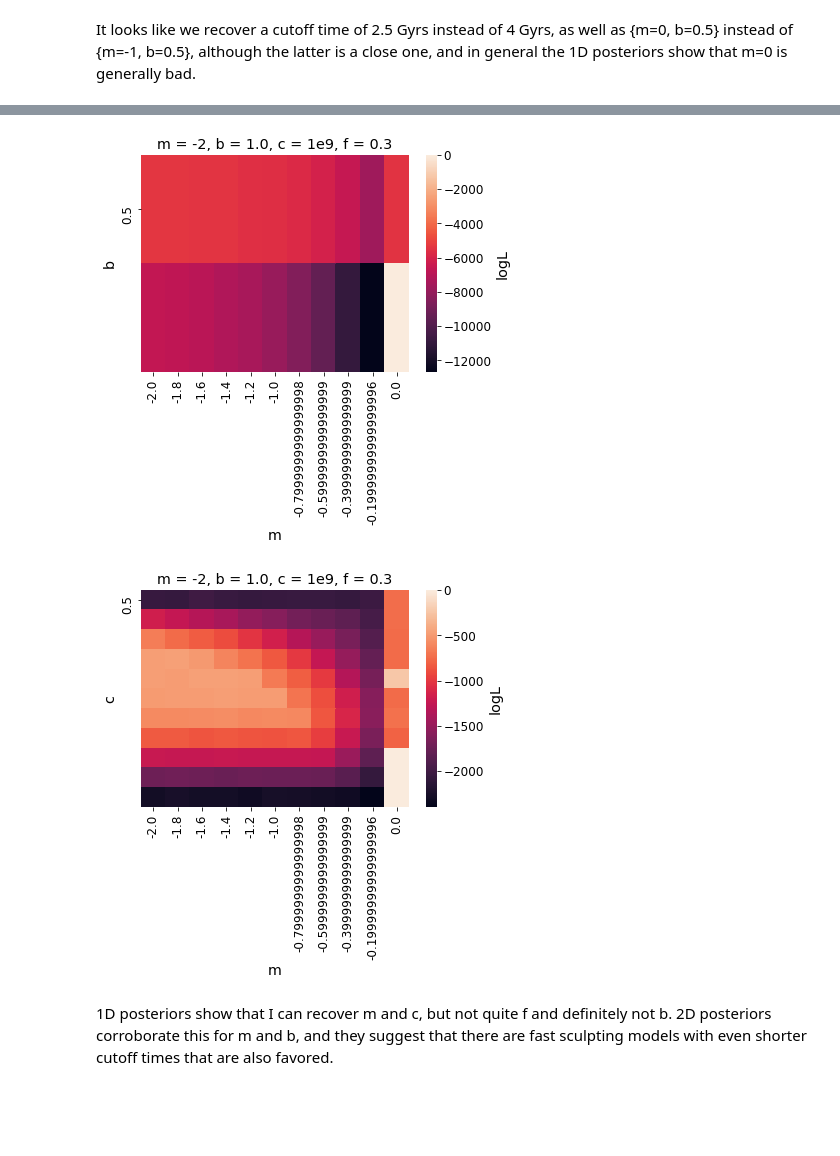
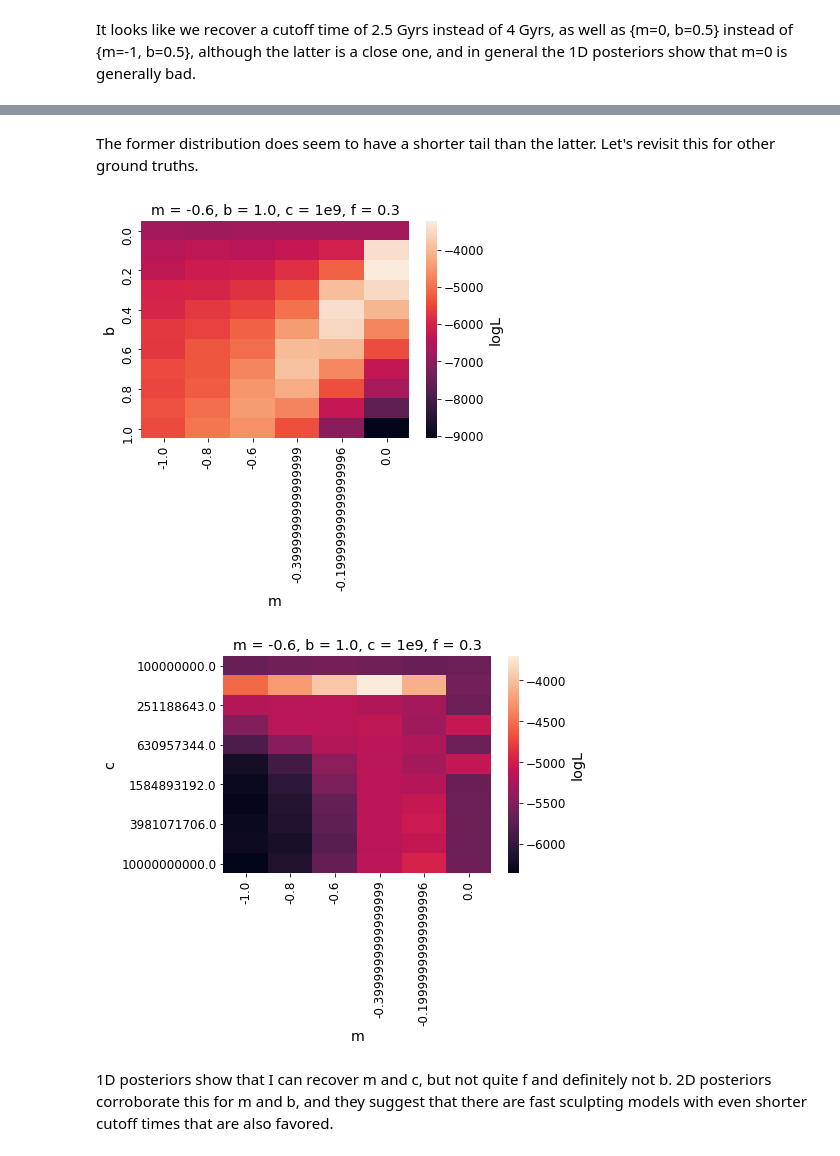
Before and after one commit to exoclam/mastrangelo, a Jupyter notebook: notebooks/injection-recovery.ipynb, the cells around one changed output, grey strips where cells are left out. Drawn from its saved outputs; the diff is of its cells as text; code cells hidden in the pictures; blank space fills up the shorter version.

```diff
--- a/notebooks/injection-recovery.ipynb
+++ b/notebooks/injection-recovery.ipynb
@@ -194,13 +261,12 @@ Identify best and good models
 # %%
-best_logL = max(model_logLs.loc[model_logLs.logL < 0.].logL)
-print("Best model: ", model_logLs.loc[(model_logLs.logL >= best_logL) & (model_logLs.logL < 0.)])
+best_logL = max(model_logLs.loc[model_logLs.injection_logL < 0.].injection_logL)
+print("Best model: ", model_logLs.loc[(model_logLs.injection_logL >= best_logL) & (model_logLs.injection_logL < 0.)])
 
 ground_truth = model_logLs.loc[(model_logLs.m == -1) & (model_logLs.b == 0.5) & (np.round(model_logLs.c, -9) == 4e9) & (np.round(model_logLs.f,1) == 0.3)]
-print("Ground truth: ",
-      ground_truth.logL)
-delta_logL = best_logL - model_logLs.loc[(model_logLs.m == -1) & (model_logLs.b == 0.5) & (np.round(model_logLs.c, -9) == 4e9) & (np.round(model_logLs.f,1) == 0.3)].logL.to_list()[0]
+print("Ground truth: ", ground_truth.injection_logL)
+delta_logL = best_logL - model_logLs.loc[(model_logLs.m == -1) & (model_logLs.b == 0.5) & (np.round(model_logLs.c, -9) == 4e9) & (np.round(model_logLs.f,1) == 0.3)].injection_logL.to_list()[0]
 
-good_models = model_logLs.loc[np.abs(model_logLs.logL - best_logL) < delta_logL]
+good_models = model_logLs.loc[np.abs(model_logLs.injection_logL - best_logL) <= delta_logL]
 print("Some models between best model and ground truth: ")
 print(good_models.head())
 # %% [output]
@@ -315,7 +438,7 @@ f, ((ax1, ax2), (ax3, ax4)) = plt.subplots(2, 2, figsize=(10, 10))
 
 # marginalize in 1D
 marginalized_logLs = []
-for gi_m in range(11):
+for gi_m in range(6):
 
     cube = prior_grid_logslope(cube, ndim, nparams, gi_m, gi_b, gi_c)
 
@@ -330,8 +453,7 @@ ax1.set_ylabel("log likelihood")
 ax1.set_xlabel("sculpting speed [dex]")
 
 marginalized_logLs = []
-for gi_b in range(2):
-    gi_b = gi_b + 1
+for gi_b in range(11):
 
     cube = prior_grid_logslope(cube, ndim, nparams, gi_m, gi_b, gi_c)
 
@@ -430,2 +569,3 @@ It looks like we recover a cutoff time of 2.5 Gyrs instead of 4 Gyrs, as well as
 # %%
-tm_fiducial = truth.loc[(truth.ms == -2) & (truth.bs == 1.) & (np.round(truth.cs, -8) == 1e9) & (np.round(truth.fs,1) == 0.3)].transit_multiplicities
+tm_fiducial = truth.loc[(truth.ms == -0.6) & (truth.bs == 1.) & (np.round(truth.cs, -8) == 1e9) & (np.round(truth.fs,1) == 0.3)].transit_multiplicities
+tm_fiducial
@@ -462,6 +591,6 @@ plt.show()
 # %%
 cube = [0,0,0]
-fs = np.round(np.linspace(0.1, 1.), 1)
+fs = np.round(np.linspace(0.1, 1., 10), 1)
 ndim = 3
 nparams = 3
 
@@ -470,11 +599,11 @@ bs = []
 cs = []
 fs_for_df = []
 all_logLs = []
+all_transit_multiplicities = []
 
-for gi_m in range(11):
+for gi_m in range(6):
 
-    for gi_b in range(2):
-        gi_b = gi_b + 1
+    for gi_b in range(11):
 
         for gi_c in range(11):
             cube = prior_grid_logslope(cube, ndim, nparams, gi_m, gi_b, gi_c)
@@ -496,14 +625,18 @@ for gi_m in range(11):
                         logL = better_loglike(tm_recovery[i], np.sum(tm_fiducial))
                         logLs.append(logL)
 
-                    # get best logL for each model
+                    # keep best logL for each model
                     best_logL = np.max(logLs)
+                    best_arg = np.argmax(logLs)
+                    all_logLs.append(best_logL)
+                    # append transit multiplicity of the best sample for that model
+                    all_transit_multiplicities.append(tm_recovery[best_arg])
 
-                    all_logLs.append(best_logL)
                 except:
                     all_logLs.append(0.)
 
-model_logLs = pd.DataFrame({'m': ms, 'b': bs, 'c': cs, 'f': fs_for_df, 'logL': all_logLs})
+model_logLs = pd.DataFrame({'m': ms, 'b': bs, 'c': cs, 'f': fs_for_df,
+                            'tm': all_transit_multiplicities, 'logL': all_logLs})
 # %%
 f, ((ax1, ax2), (ax3, ax4)) = plt.subplots(2, 2, figsize=(10, 10))
 
@@ -572,3 +742,5 @@ plt.show()
+# %% [markdown]
+The former distribution does seem to have a shorter tail than the latter. Let's revisit this for other ground truths.
 # %%
 piv = model_logLs.groupby(['m','b','c']).mean('logL').reset_index().groupby(['m','b']).sum('logL').reset_index()
 
@@ -580,25 +752,25 @@ fig, ax = plt.subplots()
 sns.heatmap(piv, yticklabels=model_logLs.b.unique().round(1), cbar_kws={'label': 'logL'})
 #sns.heatmap(piv, vmin=-455, vmax=-17.9)
 ax.set_yticks(ax.get_yticks()[::2]) # sample every other tick, for cleanness
-plt.title('m = -2, b = 1.0, c = 1e9, f = 0.3')
+plt.title('m = -0.6, b = 1.0, c = 1e9, f = 0.3')
 plt.show()
 # %% [output]
-[figure, old version]
+[figure, new version]
 # %%
 piv = model_logLs.groupby(['m','b','c']).mean('logL').reset_index().groupby(['m','c']).sum('logL').reset_index()
 
 piv = piv.pivot("c","m","logL") # vs logged_normalized_likelihood
 #print(np.nanmin(piv.values), np.nanmax(piv.values), np.nansum(piv.values), np.nansum(np.log(piv.values)), np.log(np.nansum(piv.values)))
 #print(np.log(np.nanmin(piv.values)), np.log(np.nanmax(piv.values)))
 
 fig, ax = plt.subplots()
-sns.heatmap(piv, yticklabels=model_logLs.b.unique().round(1), cbar_kws={'label': 'logL'})
+sns.heatmap(piv, yticklabels=model_logLs.c.unique().round(1), cbar_kws={'label': 'logL'})
 #sns.heatmap(piv, vmin=-455, vmax=-17.9)
 ax.set_yticks(ax.get_yticks()[::2]) # sample every other tick, for cleanness
-plt.title('m = -2, b = 1.0, c = 1e9, f = 0.3')
+plt.title('m = -0.6, b = 1.0, c = 1e9, f = 0.3')
 plt.show()
 # %% [output]
-[figure, old version]
+[figure, new version]
 # %% [markdown]
 1D posteriors show that I can recover m and c, but not quite f and definitely not b. 2D posteriors corroborate this for m and b, and they suggest that there are fast sculpting models with even shorter cutoff times that are also favored.
 # %% [markdown]
```
Also changed, not shown: parts of 62 cells of this notebook.
